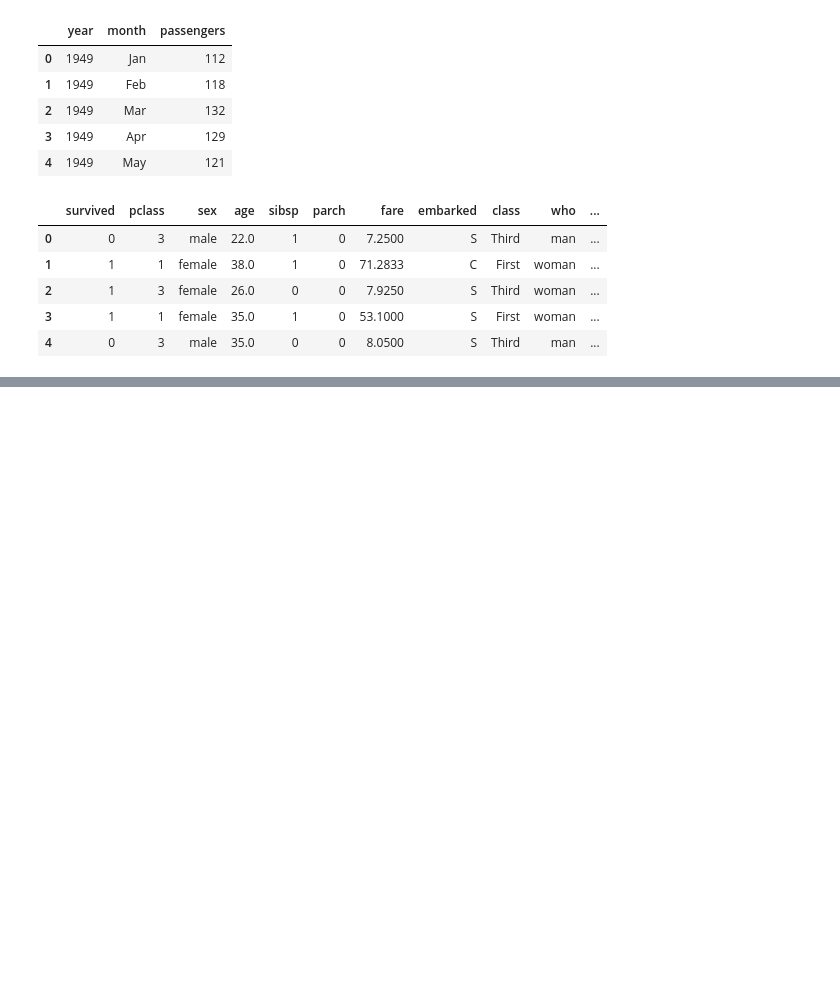
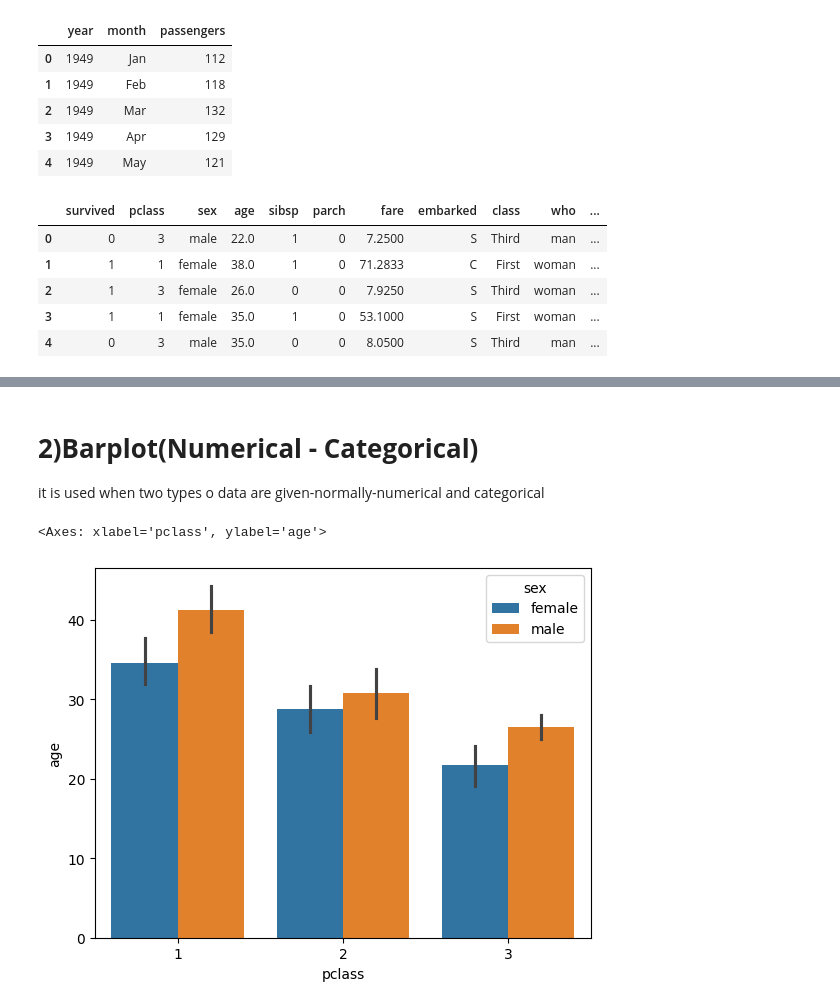
Before and after one commit to KhushnurAnjum26/Data-Analysis, a Jupyter notebook: EDA_using_Bivariate_&_Multivariate_Analysis.ipynb, the cells around one changed output, grey strips where cells are left out. Cells and saved outputs as stored; diff of their text form; code cells hidden in the pictures; blank space fills up the shorter version.

```diff
--- a/EDA_using_Bivariate_&_Multivariate_Analysis.ipynb
+++ b/EDA_using_Bivariate_&_Multivariate_Analysis.ipynb
@@ -48,0 +68,10 @@ titanic.head()
+# %% [markdown]
+# **2)Barplot(Numerical - Categorical)**
+it is used when two types o data are given-normally-numerical and categorical
+# %%
+#sns.barplot(x=titanic['pclass'],y=titanic['age'])
+
+sns.barplot(x=titanic['pclass'],y=titanic['age'],hue=titanic['sex'])
+# %% [output]
+<Axes: xlabel='pclass', ylabel='age'>
+[figure, added]
```
Also changed, not shown: parts of 11 cells of this notebook.
